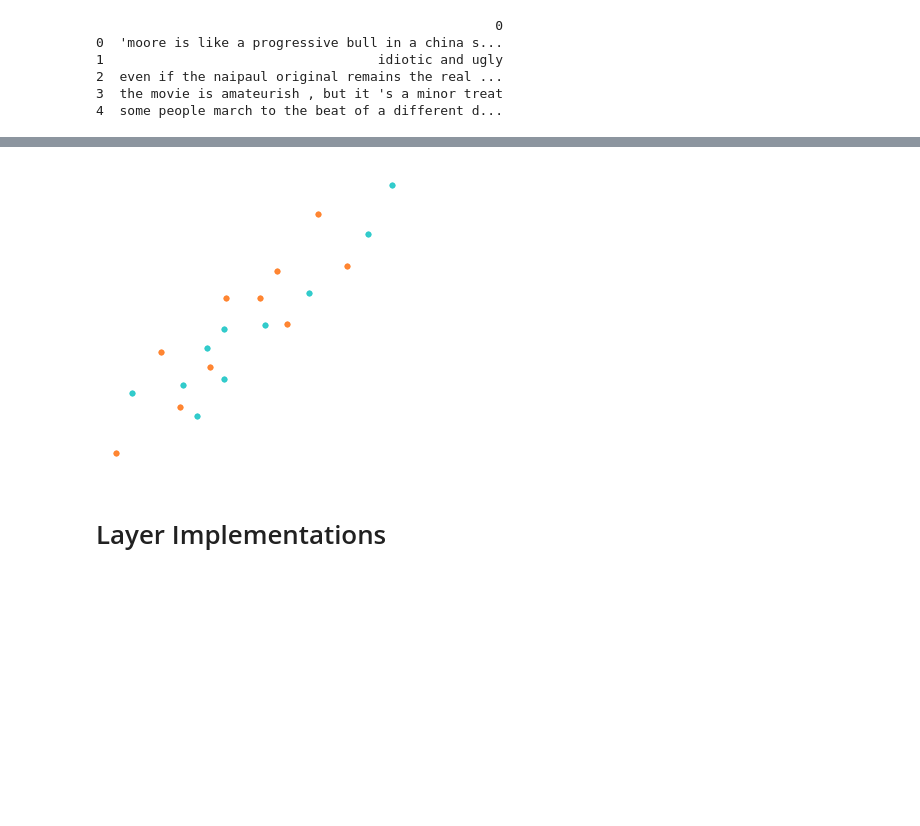
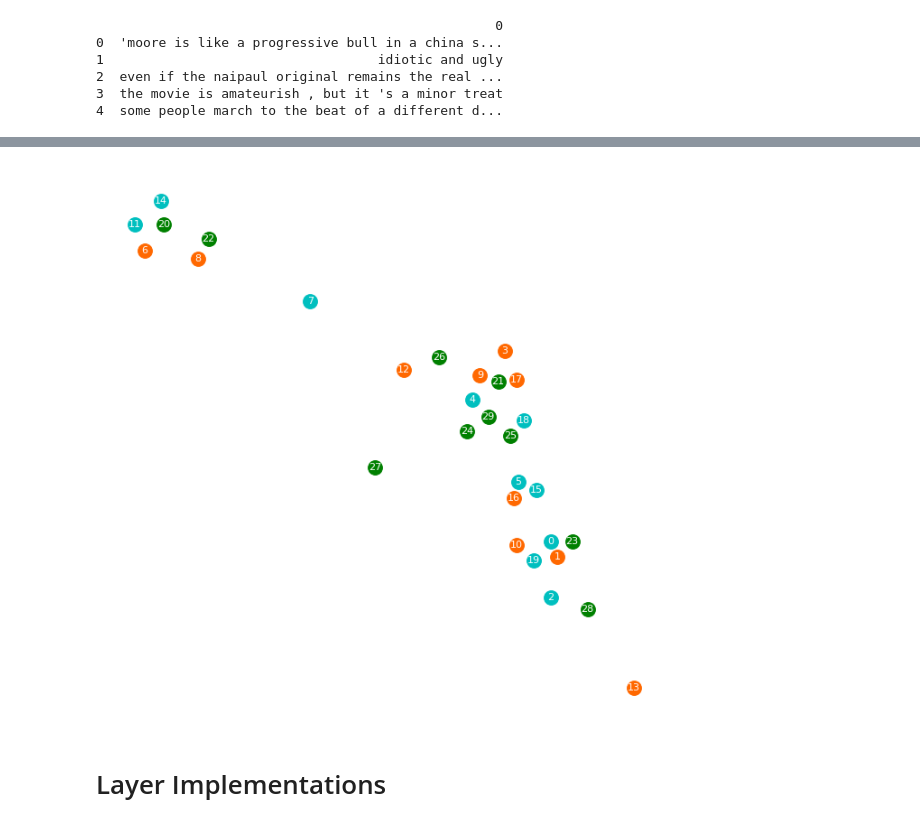
Before and after one commit to A-MH/document-classification-using-grah-neural-networks, a Jupyter notebook: GNN.ipynb, the cells around one changed output, grey strips where cells are left out. Cells and saved outputs as stored; diff of their text form; code cells hidden in the pictures; blank space fills up the shorter version.

```diff
--- a/GNN.ipynb
+++ b/GNN.ipynb
@@ -92,38 +99,43 @@ print(doc_dist_tau)
 # %%
 import mxnet.ndarray as nd
-A_df = pd.DataFrame(data=A, index=all_data.index, columns=all_data.index)
-A = nd.array(A)
+A_df = pd.DataFrame(data=A, index=np.concatenate([X_train, X_test]), columns=np.concatenate([X_train, X_test]))
+A_nd = nd.array(A)
+# print(A_df)
 # %%
 import matplotlib.pyplot as plt
 import networkx as nx
 
-plt.figure(figsize=(10,10), dpi=40)
+plt.figure(figsize=(10,10), dpi=80)
 G = nx.from_pandas_adjacency(A_df)
 pos = nx.spring_layout(G)  # positions for all nodes
-
-group1 = list(range(n_train_positive))
-group2 = list(range(n_train_positive, n_train))
-group3 = list(range(n_train, n_all))
+group1=[]
+group2=[]
+for i in range(n_train):
+    if y_train[i] == 1:
+        group1.append(X_train[i])
+    else:
+        group2.append(X_train[i])
+group3 = X_test
 
 # nodes
-options = {"node_size": 100, "alpha": 0.8}
+options = {"node_size": 200, "alpha": 1}
 nx.draw_networkx_nodes(G, pos, nodelist=group1, node_color="#FF6800", **options)
 nx.draw_networkx_nodes(G, pos, nodelist=group2, node_color="c", **options)
-nx.draw_networkx_nodes(G, pos, nodelist=group3, node_color="w", **options)
+nx.draw_networkx_nodes(G, pos, nodelist=group3, node_color="g", **options)
 
 # edges
 nx.draw_networkx_edges(G, pos, width=0.5, edge_color='#ffffff')
-
 # some math labels
-# labels = {}
-# labels[989] = r"989"
-# labels[32] = r"$32$"
-# nx.draw_networkx_labels(G, pos, labels, font_size=10, font_color = 'w')
+labels = {}
+for i in range(n_all):
+    labels[i] = i
+# print(labels)
+nx.draw_networkx_labels(G, pos, labels, font_size=10, font_color = '#ffffff')
 
 plt.axis('off')
 plt.show()
 # %% [output]
-[figure, old version]
+[figure, new version]
 # %%
 def diag(X):
     output = nd.zeros((X.shape[0], X.shape[0]))
```
Also changed, not shown: parts of 5 cells of this notebook.
